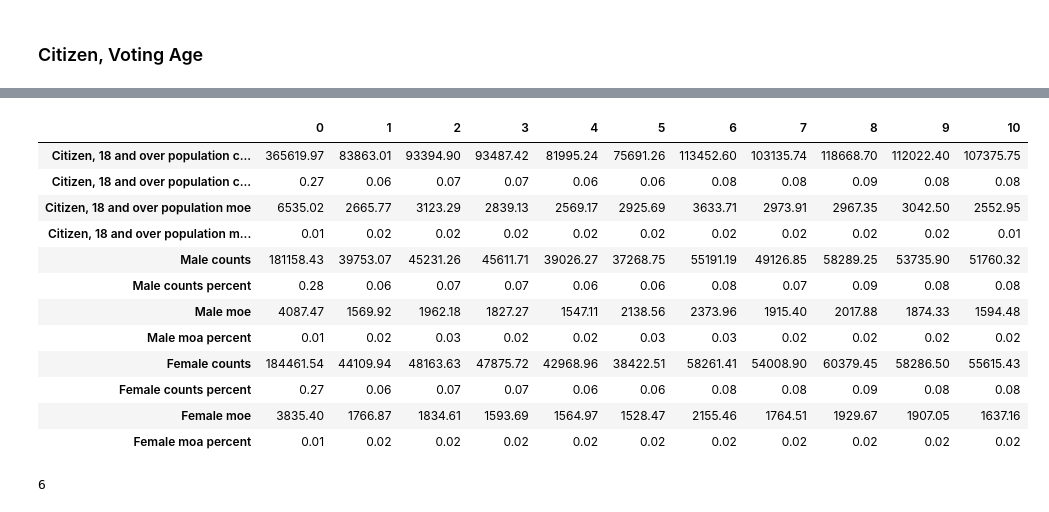
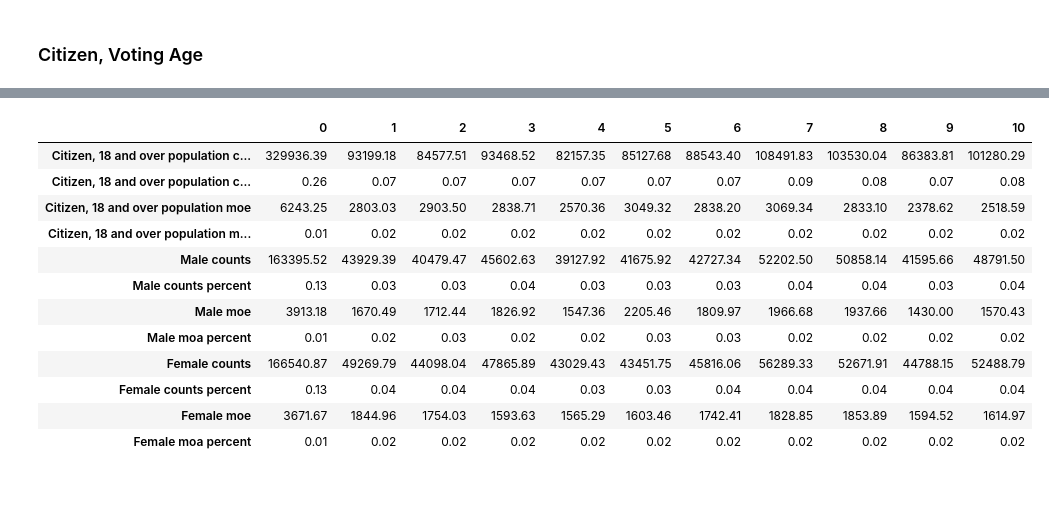
Before and after one commit to misty-garcia/sa2020-CCD, a Jupyter notebook: census_data_demographics.ipynb, the cells around one changed output, grey strips where cells are left out. Saved outputs shown, nothing was run; the diff lists cells and outputs as text; code cells hidden in the pictures.

```diff
--- a/census_data_demographics.ipynb
+++ b/census_data_demographics.ipynb
@@ -29,0 +13,3 @@ dist.head()
+# %%
+dist = read_distict()
+dist.head()
@@ -126,16 +70 @@ def cal_counts(label):
-# %%
-def cal_district_numbers(labels_check):
-    district_totals = pd.DataFrame(np.arange(11))
-    totals = []
-
-    for label in labels_check:
-        dff = cal_counts(label)
-        name = dff.index.name
-        dff.columns = [name + ' counts', name + ' counts percent', name + ' moe', name + ' moa percent']
-        dff = dff.reset_index(drop=True)
-
-        district_totals = pd.concat([district_totals,dff],axis=1)
-
-    district_totals = district_totals.drop(columns=0)
-    return district_totals.T
 # %% [markdown]
@@ -287,14 +215,14 @@ print(grouping)
 print()
 
 current_labels = labels [labels.label.str.contains(grouping)]
-# current_labels = current_labels.iloc[1:]
-# current_labels = current_labels.iloc[:-16]
+current_labels = current_labels.iloc[1:]
+current_labels = current_labels.iloc[:-10]
 labels_check = current_labels.column_name.str[:-1]
 
 for titles in current_labels.label:
     print(titles)
 
-final4 = cal_district_numbers(labels_check)
+final4 = cal_district_numbers(dist, dataall, labels, labels_check, 'DP05_0071E')
 final4
 # %% [output]
 HISPANIC OR LATINO AND RACE
@@ -330,0 +254,14 @@ Estimate!!HISPANIC OR LATINO AND RACE!!Total population!!Not Hispanic or Latino!
+# %%
+grouping = groups[3]
+print(grouping)
+print()
+
+current_labels = labels [labels.label.str.contains(grouping)]
+current_labels = current_labels.iloc[6:]
+labels_check = current_labels.column_name.str[:-1]
+
+for titles in current_labels.label:
+    print(titles)
+
+final5 = cal_district_numbers(dist, dataall, labels, labels_check, 'DP05_0076E')
+final5
@@ -358,6 +324,7 @@ final5
 # %%
 grouping = groups[5]
 print(grouping)
+print()
 
 current_labels = labels [labels.label.str.contains(grouping)]
 labels_check = current_labels.column_name.str[:-1]
@@ -365,7 +332,7 @@ labels_check = current_labels.column_name.str[:-1]
 for titles in current_labels.label:
     print(titles)
 
-final6 = cal_district_numbers(labels_check)
-final6
+final7 = cal_district_numbers(dist, dataall, labels, labels_check, 'DP05_0087E')
+final7
 # %% [output]
 CITIZEN, VOTING AGE POPULATION
@@ -372,17 +340,17 @@ CITIZEN, VOTING AGE POPULATION
 Estimate!!CITIZEN, VOTING AGE POPULATION!!Citizen, 18 and over population
 Estimate!!CITIZEN, VOTING AGE POPULATION!!Citizen, 18 and over population!!Male
 Estimate!!CITIZEN, VOTING AGE POPULATION!!Citizen, 18 and over population!!Female
 |  | 0 | 1 | 2 | 3 | 4 | 5 | 6 | 7 | 8 | 9 | 10 |
-| Citizen, 18 and over population c... | 365619.97 | 83863.01 | 93394.90 | 93487.42 | 81995.24 | 75691.26 | 113452.60 | 103135.74 | 118668.70 | 112022.40 | 107375.75 |
-| Citizen, 18 and over population c... | 0.27 | 0.06 | 0.07 | 0.07 | 0.06 | 0.06 | 0.08 | 0.08 | 0.09 | 0.08 | 0.08 |
-| Citizen, 18 and over population moe | 6535.02 | 2665.77 | 3123.29 | 2839.13 | 2569.17 | 2925.69 | 3633.71 | 2973.91 | 2967.35 | 3042.50 | 2552.95 |
-| Citizen, 18 and over population m... | 0.01 | 0.02 | 0.02 | 0.02 | 0.02 | 0.02 | 0.02 | 0.02 | 0.02 | 0.02 | 0.01 |
-| Male counts | 181158.43 | 39753.07 | 45231.26 | 45611.71 | 39026.27 | 37268.75 | 55191.19 | 49126.85 | 58289.25 | 53735.90 | 51760.32 |
-| Male counts percent | 0.28 | 0.06 | 0.07 | 0.07 | 0.06 | 0.06 | 0.08 | 0.07 | 0.09 | 0.08 | 0.08 |
-| Male moe | 4087.47 | 1569.92 | 1962.18 | 1827.27 | 1547.11 | 2138.56 | 2373.96 | 1915.40 | 2017.88 | 1874.33 | 1594.48 |
+| Citizen, 18 and over population c... | 329936.39 | 93199.18 | 84577.51 | 93468.52 | 82157.35 | 85127.68 | 88543.40 | 108491.83 | 103530.04 | 86383.81 | 101280.29 |
+| Citizen, 18 and over population c... | 0.26 | 0.07 | 0.07 | 0.07 | 0.07 | 0.07 | 0.07 | 0.09 | 0.08 | 0.07 | 0.08 |
+| Citizen, 18 and over population moe | 6243.25 | 2803.03 | 2903.50 | 2838.71 | 2570.36 | 3049.32 | 2838.20 | 3069.34 | 2833.10 | 2378.62 | 2518.59 |
+| Citizen, 18 and over population m... | 0.01 | 0.02 | 0.02 | 0.02 | 0.02 | 0.02 | 0.02 | 0.02 | 0.02 | 0.02 | 0.02 |
+| Male counts | 163395.52 | 43929.39 | 40479.47 | 45602.63 | 39127.92 | 41675.92 | 42727.34 | 52202.50 | 50858.14 | 41595.66 | 48791.50 |
+| Male counts percent | 0.13 | 0.03 | 0.03 | 0.04 | 0.03 | 0.03 | 0.03 | 0.04 | 0.04 | 0.03 | 0.04 |
+| Male moe | 3913.18 | 1670.49 | 1712.44 | 1826.92 | 1547.36 | 2205.46 | 1809.97 | 1966.68 | 1937.66 | 1430.00 | 1570.43 |
 | Male moa percent | 0.01 | 0.02 | 0.03 | 0.02 | 0.02 | 0.03 | 0.03 | 0.02 | 0.02 | 0.02 | 0.02 |
-| Female counts | 184461.54 | 44109.94 | 48163.63 | 47875.72 | 42968.96 | 38422.51 | 58261.41 | 54008.90 | 60379.45 | 58286.50 | 55615.43 |
-| Female counts percent | 0.27 | 0.06 | 0.07 | 0.07 | 0.06 | 0.06 | 0.08 | 0.08 | 0.09 | 0.08 | 0.08 |
-| Female moe | 3835.40 | 1766.87 | 1834.61 | 1593.69 | 1564.97 | 1528.47 | 2155.46 | 1764.51 | 1929.67 | 1907.05 | 1637.16 |
+| Female counts | 166540.87 | 49269.79 | 44098.04 | 47865.89 | 43029.43 | 43451.75 | 45816.06 | 56289.33 | 52671.91 | 44788.15 | 52488.79 |
+| Female counts percent | 0.13 | 0.04 | 0.04 | 0.04 | 0.03 | 0.03 | 0.04 | 0.04 | 0.04 | 0.04 | 0.04 |
+| Female moe | 3671.67 | 1844.96 | 1754.03 | 1593.63 | 1565.29 | 1603.46 | 1742.41 | 1828.85 | 1853.89 | 1594.52 | 1614.97 |
 | Female moa percent | 0.01 | 0.02 | 0.02 | 0.02 | 0.02 | 0.02 | 0.02 | 0.02 | 0.02 | 0.02 | 0.02 |
 # %%
@@ -396,4 +364,0 @@ with pd.ExcelWriter('sa2020_ccd_demo.xlsx') as writer:
-# %%
-len(groups)
-# %% [output]
-6
```
Also changed, not shown: parts of 15 cells of this notebook, 12 other files.
